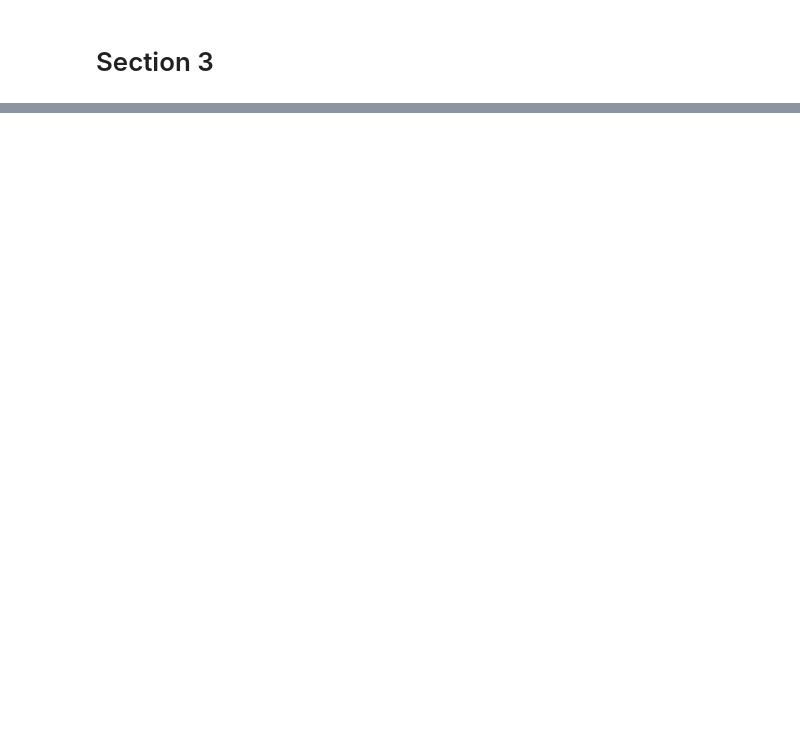
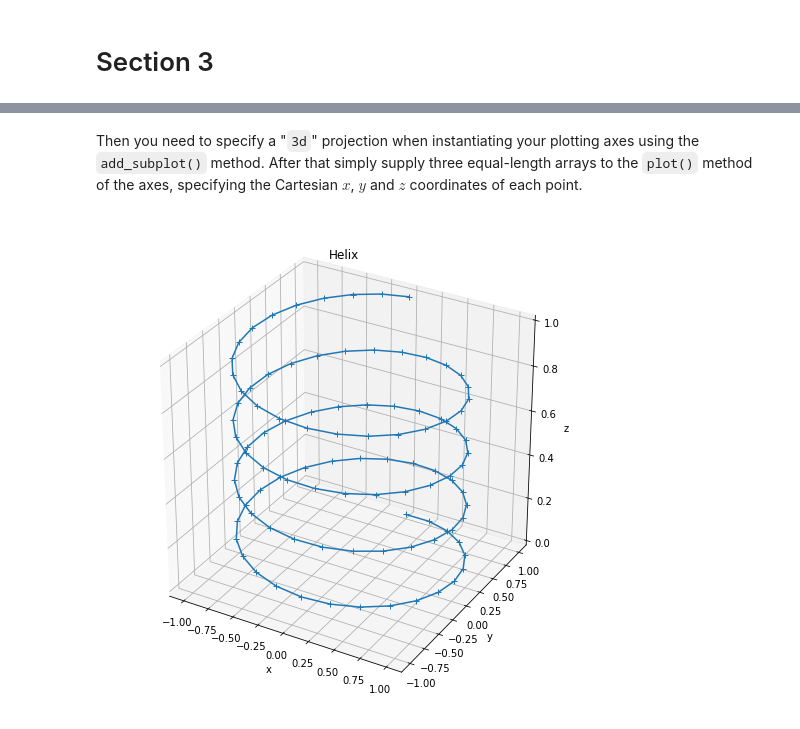
Before and after one commit to ou-astrophysics/DeepLearningLectureMaterial, a Jupyter notebook: Section-3.ipynb, the cells around one changed output, grey strips where cells are left out. Saved outputs shown, nothing was run; the diff lists cells and outputs as text; code cells hidden in the pictures; blank space fills up the shorter version.

Commit message:
Removed spherical polar hint. Added 3d plotting info. Updated questions.

```diff
--- a/Section-3.ipynb
+++ b/Section-3.ipynb
@@ -3 +16,21 @@
+# %% [markdown]
+Then you need to specify a "`3d`" projection when instantiating your plotting axes using the `add_subplot()` method. After that simply supply three equal-length arrays to the `plot()` method of the axes, specifying the Cartesian $x$, $y$ and $z$ coordinates of each point.
+# %%
+threeDimensionalAxes = mplplot.figure(figsize=(7,7)).add_subplot(1, 1, 1, projection ='3d')
+
+# specify points that define a helical shape in three dimensions
+zCoords = np.linspace(0, 1, 100)
+yCoords = np.cos(8*np.pi*zCoords)
+xCoords = np.sin(8*np.pi*zCoords)
+
+# plot the points
+threeDimensionalAxes.plot(xs=xCoords, ys=yCoords, zs=zCoords, marker='+')
+threeDimensionalAxes.set_xlabel('x')
+threeDimensionalAxes.set_ylabel('y')
+threeDimensionalAxes.set_zlabel('z')
+threeDimensionalAxes.set_title('Helix')
+
+mplplot.tight_layout()
+# %% [output]
+[figure, added]
 # %% [markdown]
```
Also changed, not shown: parts of 3 cells of this notebook.
